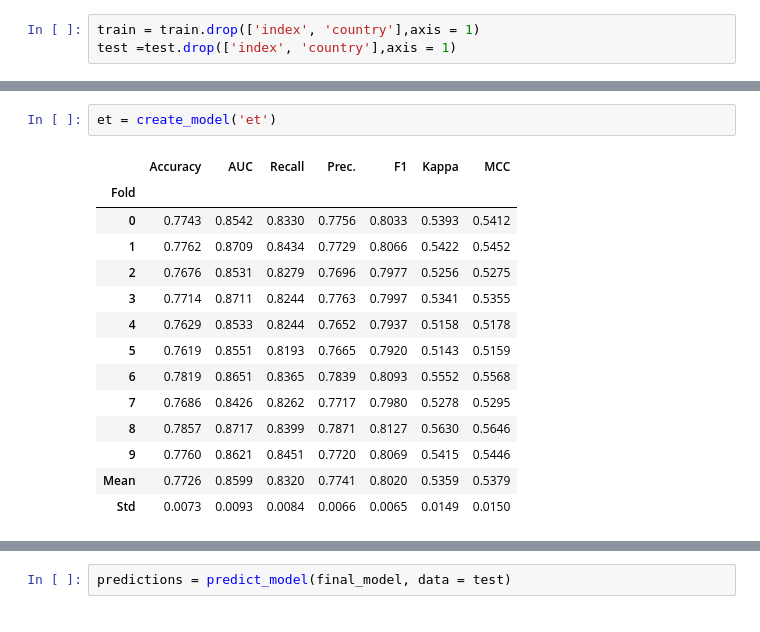
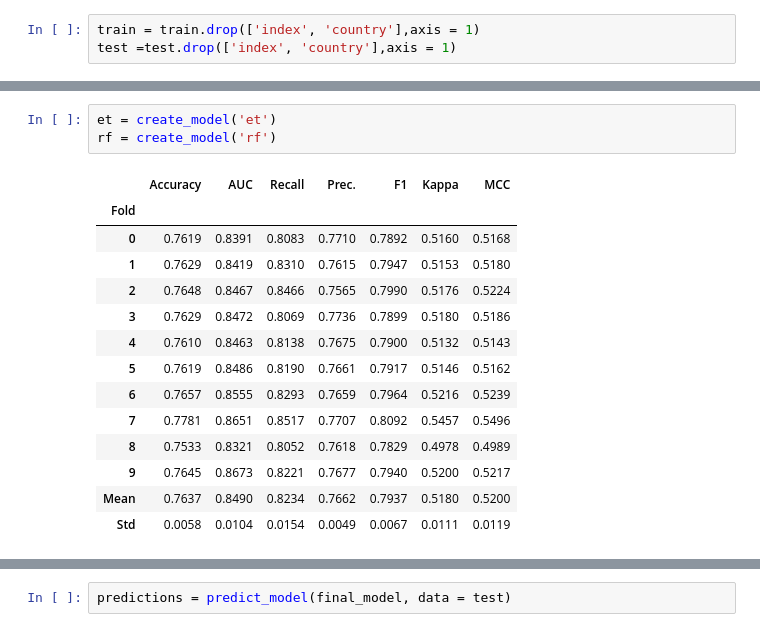
Before and after one commit to leedaehan-kev/AI-QUALIFYING-ROUND, a Jupyter notebook: competition_code/대회용-baseline.ipynb, the cells around one changed output, grey strips where cells are left out. Cells and saved outputs as stored; diff of their text form.

```diff
--- a/competition_code/대회용-baseline.ipynb
+++ b/competition_code/대회용-baseline.ipynb
@@ -82,18 +82,19 @@ best_3 = compare_models(sort = 'AUC', n_select = 5)
-# %%
-et = create_model('et')
-# %% [output]
-|  | Accuracy | AUC | Recall | Prec. | F1 | Kappa | MCC |
-| Fold |  |  |  |  |  |  |  |
-| 0 | 0.7743 | 0.8542 | 0.8330 | 0.7756 | 0.8033 | 0.5393 | 0.5412 |
-| 1 | 0.7762 | 0.8709 | 0.8434 | 0.7729 | 0.8066 | 0.5422 | 0.5452 |
-| 2 | 0.7676 | 0.8531 | 0.8279 | 0.7696 | 0.7977 | 0.5256 | 0.5275 |
-| 3 | 0.7714 | 0.8711 | 0.8244 | 0.7763 | 0.7997 | 0.5341 | 0.5355 |
-| 4 | 0.7629 | 0.8533 | 0.8244 | 0.7652 | 0.7937 | 0.5158 | 0.5178 |
-| 5 | 0.7619 | 0.8551 | 0.8193 | 0.7665 | 0.7920 | 0.5143 | 0.5159 |
-| 6 | 0.7819 | 0.8651 | 0.8365 | 0.7839 | 0.8093 | 0.5552 | 0.5568 |
-| 7 | 0.7686 | 0.8426 | 0.8262 | 0.7717 | 0.7980 | 0.5278 | 0.5295 |
-| 8 | 0.7857 | 0.8717 | 0.8399 | 0.7871 | 0.8127 | 0.5630 | 0.5646 |
-| 9 | 0.7760 | 0.8621 | 0.8451 | 0.7720 | 0.8069 | 0.5415 | 0.5446 |
-| Mean | 0.7726 | 0.8599 | 0.8320 | 0.7741 | 0.8020 | 0.5359 | 0.5379 |
-| Std | 0.0073 | 0.0093 | 0.0084 | 0.0066 | 0.0065 | 0.0149 | 0.0150 |
+# %%
+et = create_model('et')
+rf = create_model('rf')
+# %% [output]
+|  | Accuracy | AUC | Recall | Prec. | F1 | Kappa | MCC |
+| Fold |  |  |  |  |  |  |  |
+| 0 | 0.7619 | 0.8391 | 0.8083 | 0.7710 | 0.7892 | 0.5160 | 0.5168 |
+| 1 | 0.7629 | 0.8419 | 0.8310 | 0.7615 | 0.7947 | 0.5153 | 0.5180 |
+| 2 | 0.7648 | 0.8467 | 0.8466 | 0.7565 | 0.7990 | 0.5176 | 0.5224 |
+| 3 | 0.7629 | 0.8472 | 0.8069 | 0.7736 | 0.7899 | 0.5180 | 0.5186 |
+| 4 | 0.7610 | 0.8463 | 0.8138 | 0.7675 | 0.7900 | 0.5132 | 0.5143 |
+| 5 | 0.7619 | 0.8486 | 0.8190 | 0.7661 | 0.7917 | 0.5146 | 0.5162 |
+| 6 | 0.7657 | 0.8555 | 0.8293 | 0.7659 | 0.7964 | 0.5216 | 0.5239 |
+| 7 | 0.7781 | 0.8651 | 0.8517 | 0.7707 | 0.8092 | 0.5457 | 0.5496 |
+| 8 | 0.7533 | 0.8321 | 0.8052 | 0.7618 | 0.7829 | 0.4978 | 0.4989 |
+| 9 | 0.7645 | 0.8673 | 0.8221 | 0.7677 | 0.7940 | 0.5200 | 0.5217 |
+| Mean | 0.7637 | 0.8490 | 0.8234 | 0.7662 | 0.7937 | 0.5180 | 0.5200 |
+| Std | 0.0058 | 0.0104 | 0.0154 | 0.0049 | 0.0067 | 0.0111 | 0.0119 |
 # %%
```
Also changed, not shown: parts of 7 cells of this notebook.
